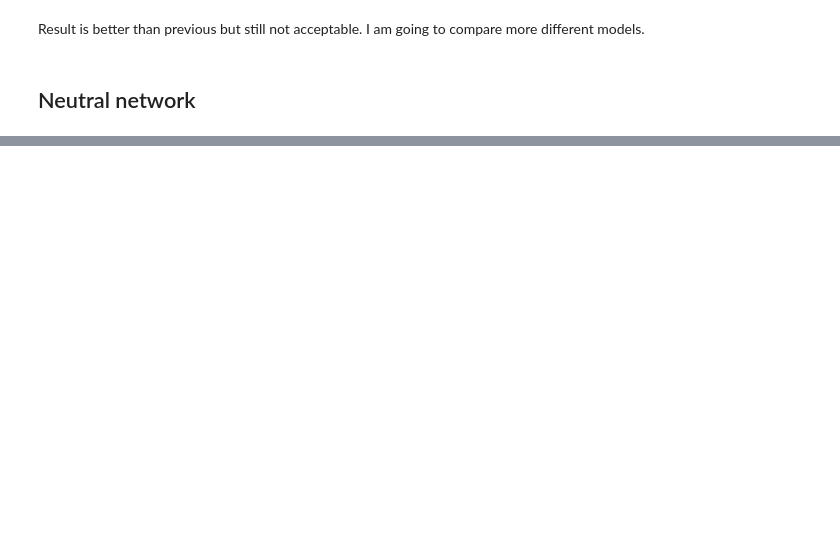
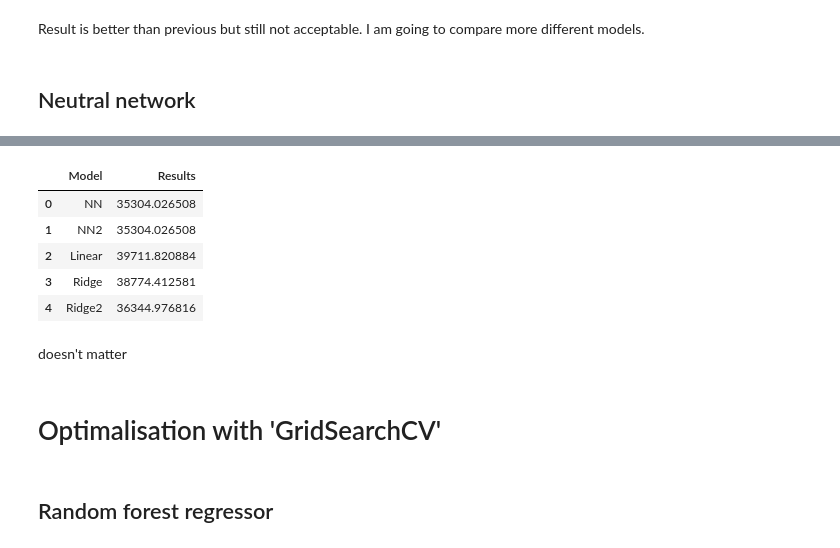
Before and after one commit to kosinus2000/RegresionModel, a Jupyter notebook: notebooks/03_model.ipynb, the cells around one changed output, grey strips where cells are left out. Cells and saved outputs as stored; diff of their text form; code cells hidden in the pictures; blank space fills up the shorter version.

Commit message:
done: all GridSearch

```diff
--- a/notebooks/03_model.ipynb
+++ b/notebooks/03_model.ipynb
@@ -268,6 +229,6 @@ array([401700., 211700., 115600., 186600., 172300.])
 # %%
 from sklearn.metrics import mean_squared_error, root_mean_squared_error
 
-lin_rmse = root_mean_squared_error(y_train, housing_predictions)
-lin_rmse
+lin_rmse = -cross_val_score(lin_reg_pip, X_train, y_train, scoring='neg_root_mean_squared_error', cv=5)
+pd.Series(lin_rmse).describe()
 # %% [output]
@@ -339,7 +308,7 @@ from sklearn.model_selection import cross_val_score
 from sklearn.metrics import root_mean_squared_error
 
 nn_pipeline = make_pipeline(preprocessor,
-                       MLPRegressor(hidden_layer_sizes=(32,), alpha=0.1, max_iter=2000, random_state=42))
+                       MLPRegressor(hidden_layer_sizes=(32,), solver= 'lbfgs' , alpha=0.1, max_iter=5000, random_state=42))
 
 nn_reg = TransformedTargetRegressor(
     regressor=nn_pipeline,
@@ -370,0 +430,10 @@ dtype: float64
+# %%
+from sklearn.linear_model import Ridge
+
+ridge_pipeline2 = make_pipeline(preprocessor2,
+                               Ridge(
+                                       alpha=1.0
+                               ))
+ridge_pipeline2.fit(X_train, y_train)
+ridgeCV_rmses2 = -cross_val_score(ridge_pipeline2, X_train, y_train, scoring="neg_root_mean_squared_error", cv=5)
+pd.Series(ridgeCV_rmses2).describe()
@@ -370,0 +450,19 @@ dtype: float64
+# %%
+from sklearn.neural_network import MLPRegressor
+from sklearn.model_selection import cross_val_score
+from sklearn.metrics import root_mean_squared_error
+
+nn_pipeline2 = make_pipeline(preprocessor2,
+                       MLPRegressor(hidden_layer_sizes=(32,), solver= 'lbfgs' , alpha=0.1, max_iter=10000, random_state=42))
+
+nn_reg2 = TransformedTargetRegressor(
+    regressor=nn_pipeline2,
+    func=np.log1p,
+    inverse_func=np.expm1,
+)
+nn_reg2.fit(X_train, y_train)
+
+nn_predictions2 = nn_reg.predict(X_train)
+nn_rmse2 = root_mean_squared_error(y_train, nn_predictions)
+nn_cv_rmses2 = -cross_val_score(nn_reg, X_train, y_train, scoring="neg_root_mean_squared_error", cv=5)
+pd.Series(nn_cv_rmses2).describe()
@@ -371,3 +479,24 @@ dtype: float64
+# %%
+results_pip2 = pd.DataFrame(
+    {
+        'Model': ['NN', 'NN2', 'Linear', 'Ridge', 'Ridge2'],
+        'Results': [nn_cv_rmses.mean(), nn_cv_rmses2.mean(), lin_rmse.mean(), ridgeCV_rmses.mean(), ridgeCV_rmses2.mean()],
+    }
+)
+results_pip2
+# %% [output]
+|  | Model | Results |
+| 0 | NN | 35304.026508 |
+| 1 | NN2 | 35304.026508 |
+| 2 | Linear | 39711.820884 |
+| 3 | Ridge | 38774.412581 |
+| 4 | Ridge2 | 36344.976816 |
+# %% [markdown]
+doesn't matter
+# %% [markdown]
+# Optimalisation with 'GridSearchCV'
+# %% [markdown]
+## Random forest regressor
 # %%
 from sklearn.model_selection import GridSearchCV
 
```
Also changed, not shown: parts of 36 cells of this notebook, 1 other file.
